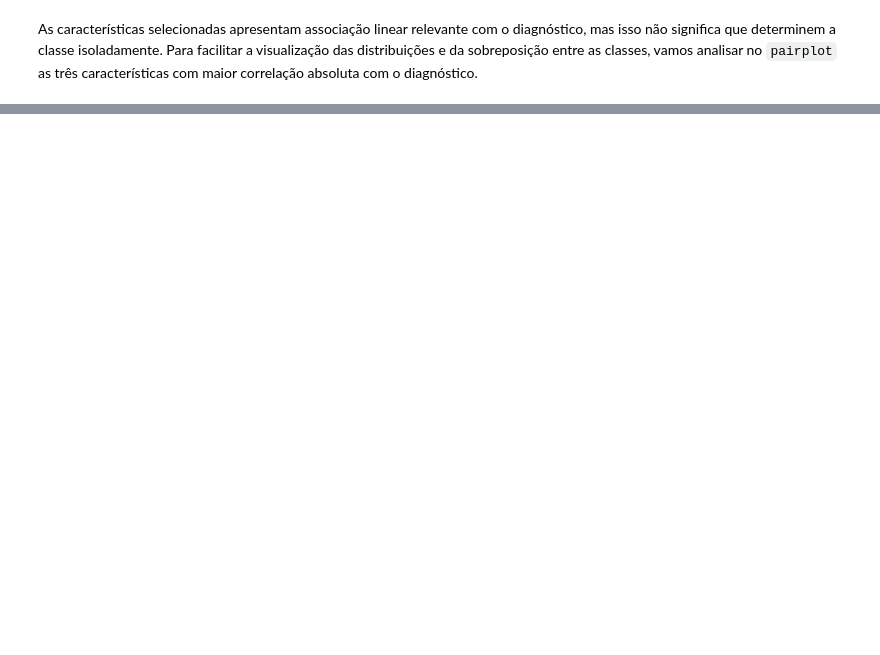
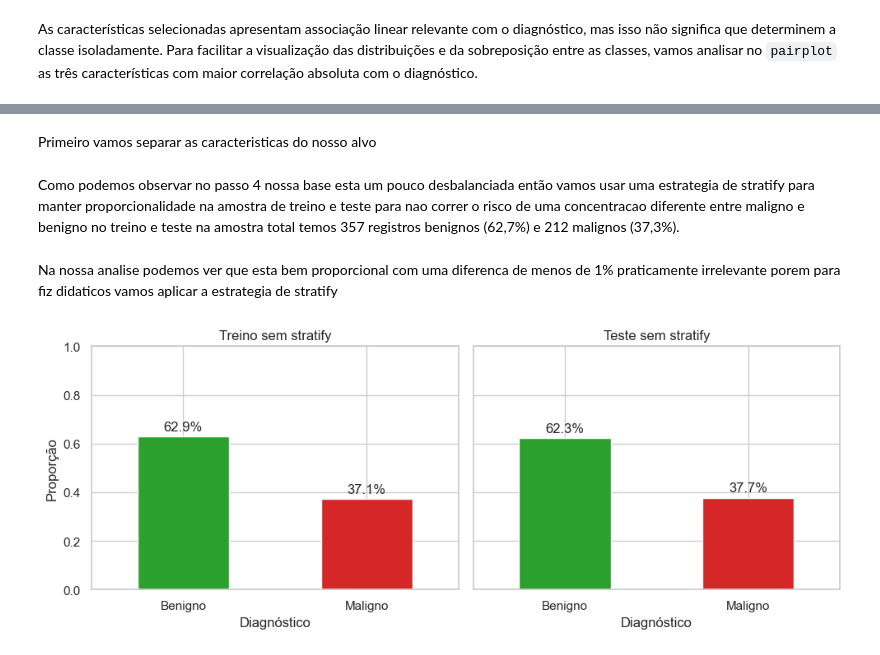
Before and after one commit to douglas-mcosta/fiap-tech-challenge-fase01, a Jupyter notebook: tech-challenge.ipynb, the cells around one changed output, grey strips where cells are left out. Drawn from its saved outputs; the diff is of its cells as text; code cells hidden in the pictures; blank space fills up the shorter version.

```diff
--- a/tech-challenge.ipynb
+++ b/tech-challenge.ipynb
@@ -397,0 +385,62 @@ plt.show()
+# %% [markdown]
+Primeiro vamos separar as caracteristicas do nosso alvo
+# %%
+x = dados.drop(columns="diagnosis")
+y = dados["diagnosis"]
+# %% [markdown]
+Como podemos observar no passo 4 nossa base esta um pouco desbalanciada então vamos usar uma estrategia de stratify para manter proporcionalidade na amostra de treino e teste para nao correr o risco de uma concentracao diferente entre maligno e benigno no treino e teste
+na amostra total temos 357 registros benignos (62,7%) e 212 malignos (37,3%).
+# %%
+from sklearn.model_selection import train_test_split
+x_train, x_test, y_train, y_test = train_test_split(
+    x,
+    y,
+    test_size=0.2,
+    random_state=42)
+# %% [markdown]
+Na nossa analise podemos ver que esta bem proporcional com uma diferenca  de menos de 1% praticamente irrelevante porem para fiz didaticos vamos aplicar a estrategia de stratify
+# %%
+fig, axes = plt.subplots(
+    1,
+    2,
+    figsize=(10, 4),
+    sharey=True
+)
+
+ordem = [0, 1]
+cores = ["#2ca02c", "#d62728"]
+
+y_train.value_counts(normalize=True).reindex(ordem).plot(
+    kind="bar",
+    color=cores,
+    ax=axes[0]
+)
+
+y_test.value_counts(normalize=True).reindex(ordem).plot(
+    kind="bar",
+    color=cores,
+    ax=axes[1]
+)
+
+axes[0].set_title("Treino sem stratify")
+axes[1].set_title("Teste sem stratify")
+
+for ax in axes:
+    ax.set_xticklabels(["Benigno", "Maligno"], rotation=0)
+    ax.set_xlabel("Diagnóstico")
+    ax.set_ylim(0, 1)
+
+    for container in ax.containers:
+        ax.bar_label(
+            container,
+            labels=[f"{barra.get_height():.1%}" for barra in container],
+            padding=3
+        )
+
+axes[0].set_ylabel("Proporção")
+axes[1].set_ylabel("")
+
+plt.tight_layout()
+plt.show()
+# %% [output]
+[figure, added]
```
Also changed, not shown: parts of 19 cells of this notebook.
